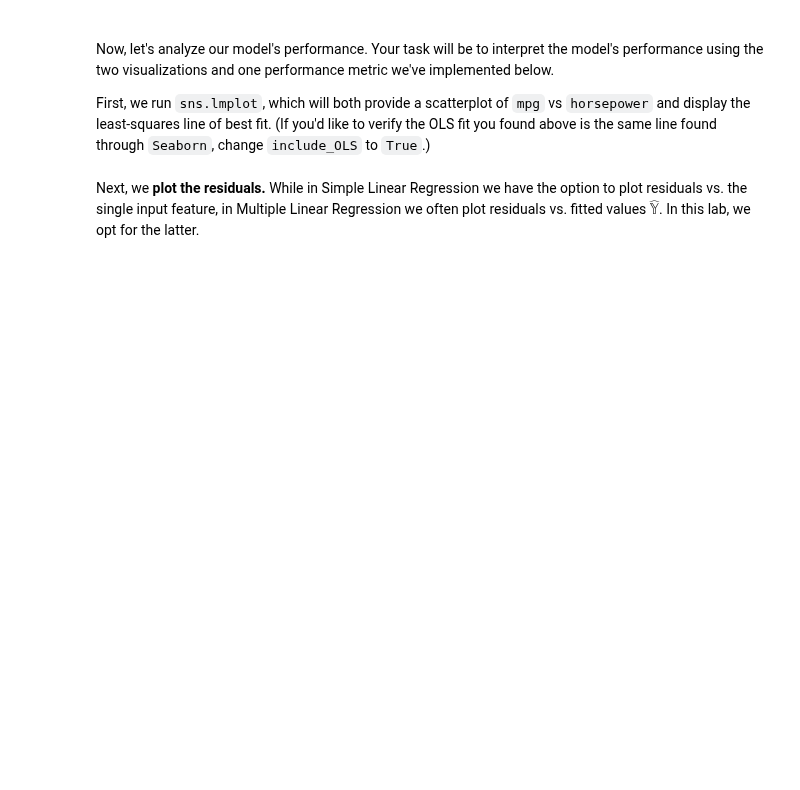
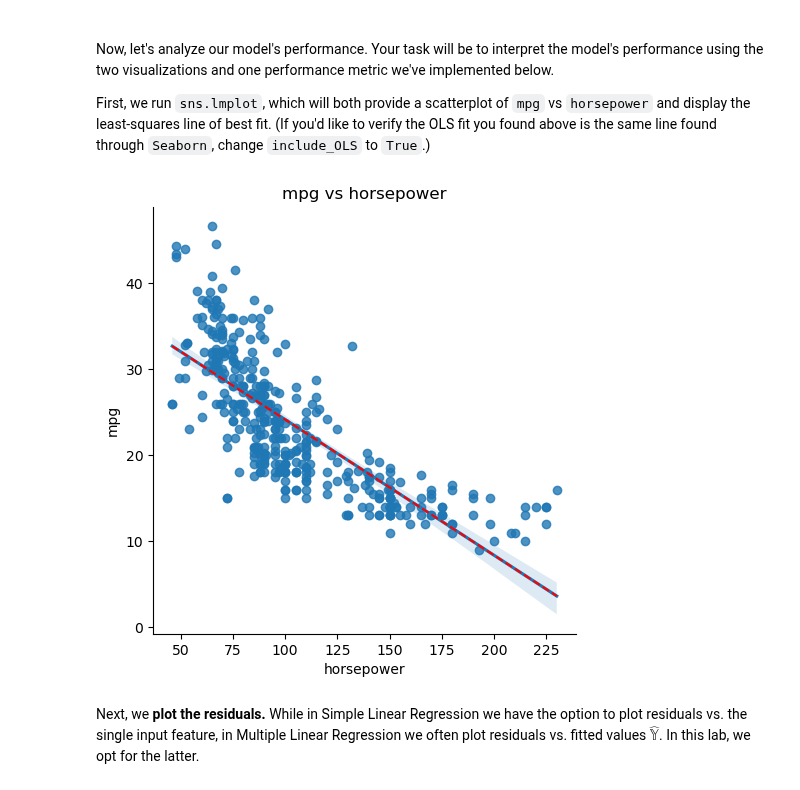
Before and after one commit to ac0033/sp25-student, a Jupyter notebook: lab/lab06/lab06.ipynb, the cells around one changed output. Saved outputs shown, nothing was run; the diff lists cells and outputs as text; code cells hidden in the pictures; blank space fills up the shorter version.

```diff
--- a/lab/lab06/lab06.ipynb
+++ b/lab/lab06/lab06.ipynb
@@ -164,7 +177,7 @@ def add_intercept(X):
     A 2D matrix of shape n x (p + 1), where the leftmost
     column is a column vector of 1's.
     """
-    bias_feature = ...
+    bias_feature = np.ones((X.shape[0], 1))
     return np.concatenate([bias_feature, X], axis=1)
 
 # Note the [[ ]] brackets below: the argument needs to be
@@ -200,6 +217,6 @@ def linear_model(thetas, X):
     -----------
     A 1D vector representing the linear combination of thetas and features as defined in the OLS equation.
     """
-    ...
+    return X @ thetas
 # %%
 grader.check("q1b")
@@ -239,7 +258,7 @@ def get_analytical_sol(X, y):
     The estimate for theta (a 1D vector) computed using the
     equation mentioned above.
     """
-    ...
+    return np.linalg.solve(X.T @ X, X.T @ y)
 
 Y = vehicle_data['mpg']
 analytical_thetas = get_analytical_sol(X, Y)
@@ -253,14 +276,16 @@ Now, let's analyze our model's performance. Your task will be to interpret the m
 
 First, we run `sns.lmplot`, which will both provide a scatterplot of `mpg` vs `horsepower` and display the least-squares line of best fit. (If you'd like to verify the OLS fit you found above is the same line found through `Seaborn`, change `include_OLS` to `True`.)
 # %%
-include_OLS = False # Change this flag to visualize OLS fit
+include_OLS = True # Change this flag to visualize OLS fit
 
 sns.lmplot(data=vehicle_data, x='horsepower', y='mpg');
 predicted_mpg_hp_only = linear_model(analytical_thetas, X)
 if include_OLS:
     # if flag is on, add OLS fit as a dotted red line
     plt.plot(vehicle_data['horsepower'], predicted_mpg_hp_only, 'r--')
 plt.title("mpg vs horsepower");
+# %% [output]
+[figure, added]
 # %% [markdown]
 Next, we **plot the residuals.** While in Simple Linear Regression we have the option to plot residuals vs. the single input feature, in Multiple Linear Regression we often plot residuals vs. fitted values $\hat{\mathbb{Y}}$. In this lab, we opt for the latter.
 # %%
```
Also changed, not shown: parts of 39 cells of this notebook, 1 other file.
